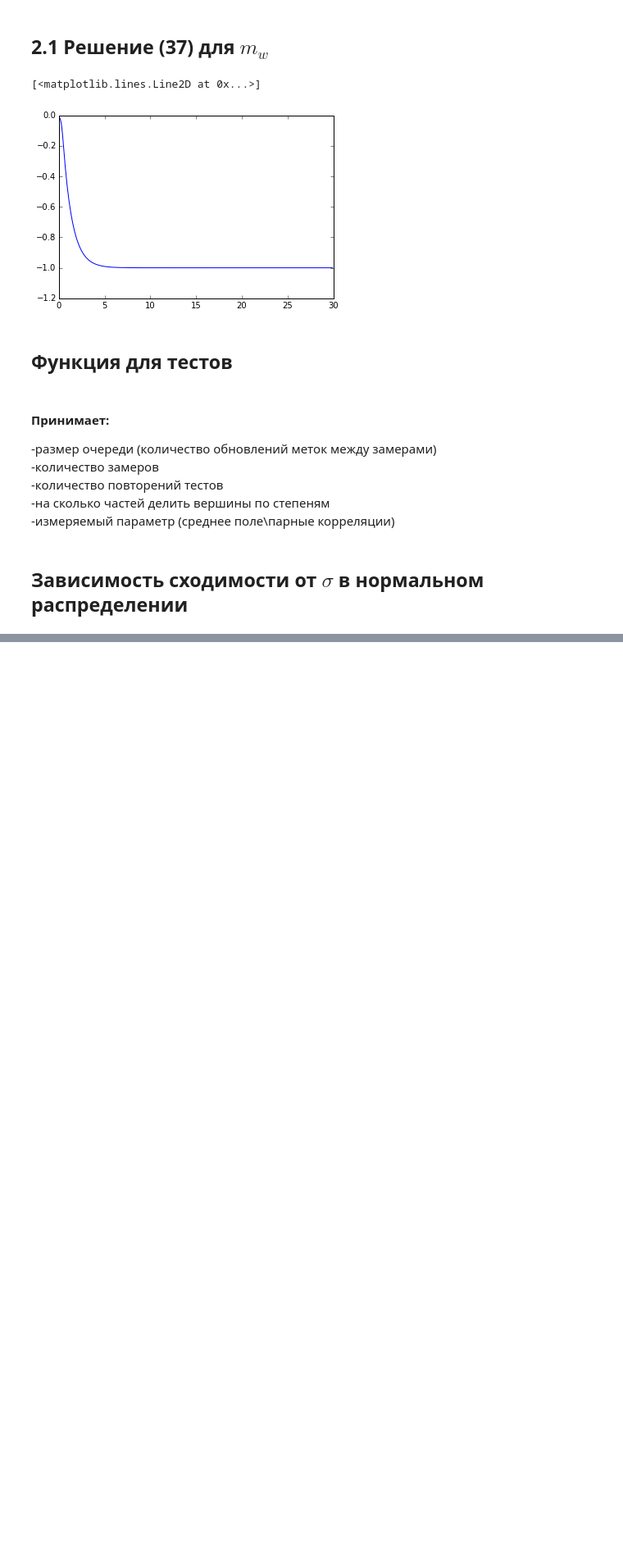
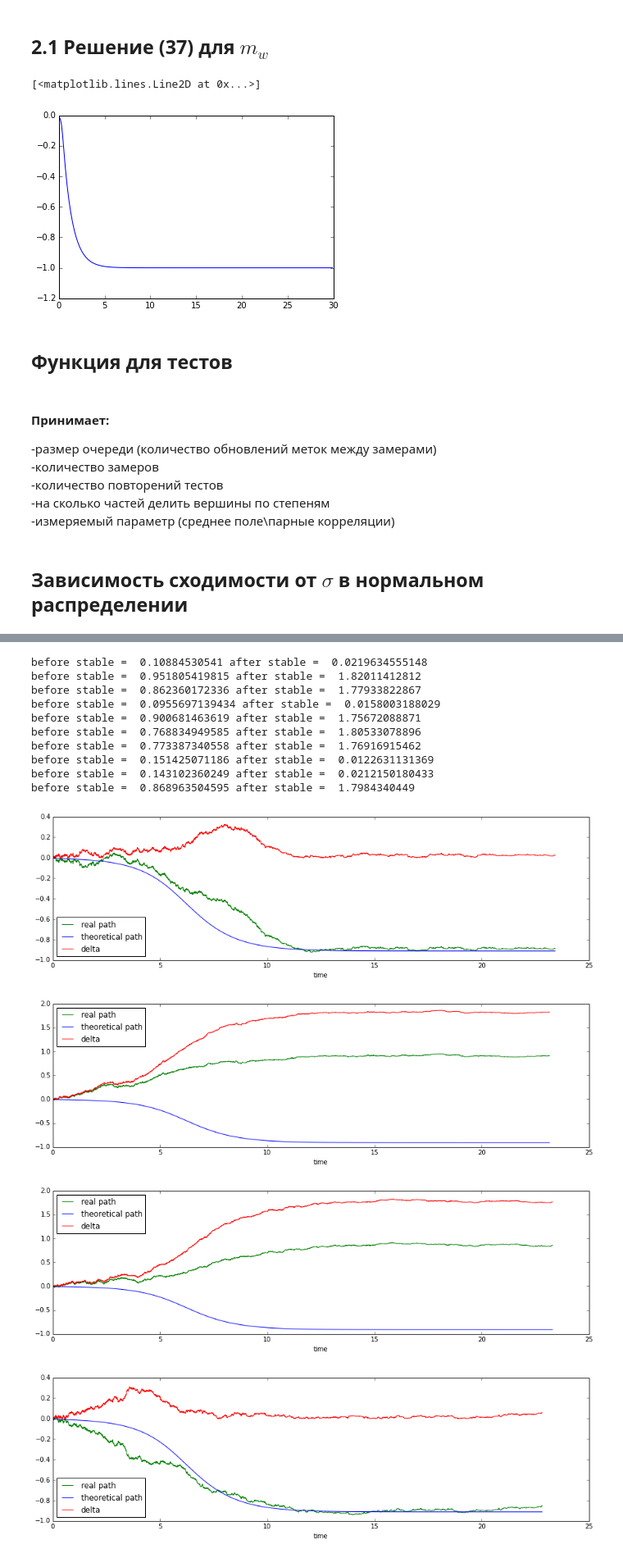
Before and after one commit to dmitriyshad/Diplom, a Jupyter notebook: Seti.ipynb, the cells around one changed output, grey strips where cells are left out. Shown at 82% size. Saved outputs shown, nothing was run; the diff lists cells and outputs as text; code cells hidden in the pictures; blank space fills up the shorter version.

Commit message:
final report

```diff
--- a/Seti.ipynb
+++ b/Seti.ipynb
@@ -590,0 +457,75 @@ print calc_statistics(3)
+# %%
+SIZE = 500
+GTYPE = 'pois'
+queue_size = 10000
+
+def cdf(delta_utility):
+    return snorm.cdf(delta_utility, loc=0.0, scale=5)
+def get_vertex_degree():
+    if GTYPE == 'pois':
+        return pois.rvs(SIZE*0.02, 0, 1)[0]
+    if GTYPE == 'randint':
+        return np.random.randint(10)
+    if GTYPE == 'zipf':
+        return zipf_distr.rvs(2.5, loc=0, size=1, random_state=None)[0]
+
+res_before = []
+res_after = []
+
+g, _ = gen_graph()
+g_copy = cp(g)
+for k in range(10):
+    g = cp(g_copy)
+    queue, times = get_queue(queue_size, SIZE)
+    for i in range(len(queue)):
+        revise_label(queue[i], times[i], g, SIZE, cdf)
+    a_t = np.array(g.graph_properties["times"])
+
+    real_path = np.array(g.graph_properties["m_w"])
+
+    g = g_copy
+    sol = integr.odeint(derivative_m_w, calc_start_m_w(), a_t)
+    deltas = [abs(sol[i][0]-real_path[i]) for i in range(len(sol))]
+
+    stable_i = 0
+    smoothed = [1]*1000 + list([abs(np.mean(real_path[i:i+1000]) - np.mean(real_path[-1000:])) for i in range(len(real_path) - 1000)])
+    for i in range(len(real_path)-1, 1000, -1):
+        if smoothed[i] > 0.05:
+            stable_i = i
+            break
+    res_before.append(np.mean(deltas[0: stable_i]))
+    res_after.append(np.mean(deltas[stable_i:]))
+    print "before stable = ", res_before[-1], "after stable = ", res_after[-1]
+
+    fig = plt.figure(figsize = (15, 4))
+    ax = fig.add_subplot(111)
+    ax.set_xlabel("time")
+
+    ax.plot(a_t, real_path, color = "green", label="real path")
+    ax.plot(a_t, sol, color = "blue", label="theoretical path")
+    ax.plot(a_t, deltas, color = "red", label="delta")
+
+    plt.legend(loc='best')
+
+stable_before = []
+stable_after = []
+for i in range(len(res_before)):
+    if res_after[i] < 1:
+        stable_before.append(res_before[i])
+        stable_after.append(res_after[i])
+print "report: ", len(stable_before), np.mean(stable_before), np.mean(stable_after)
+# %% [output]
+before stable =  0.10884530541 after stable =  0.0219634555148
+before stable =  0.951805419815 after stable =  1.82011412812
+before stable =  0.862360172336 after stable =  1.77933822867
+before stable =  0.0955697139434 after stable =  0.0158003188029
+before stable =  0.900681463619 after stable =  1.75672088871
+before stable =  0.768834949585 after stable =  1.80533078896
+before stable =  0.773387340558 after stable =  1.76916915462
+before stable =  0.151425071186 after stable =  0.0122631131369
+before stable =  0.143102360249 after stable =  0.0212150180433
+before stable =  0.868963504595 after stable =  1.7984340449
+[figure, added]
+[figure, added]
+[figure, added]
+[figure, added]
```
Also changed, not shown: parts of 94 cells of this notebook.
